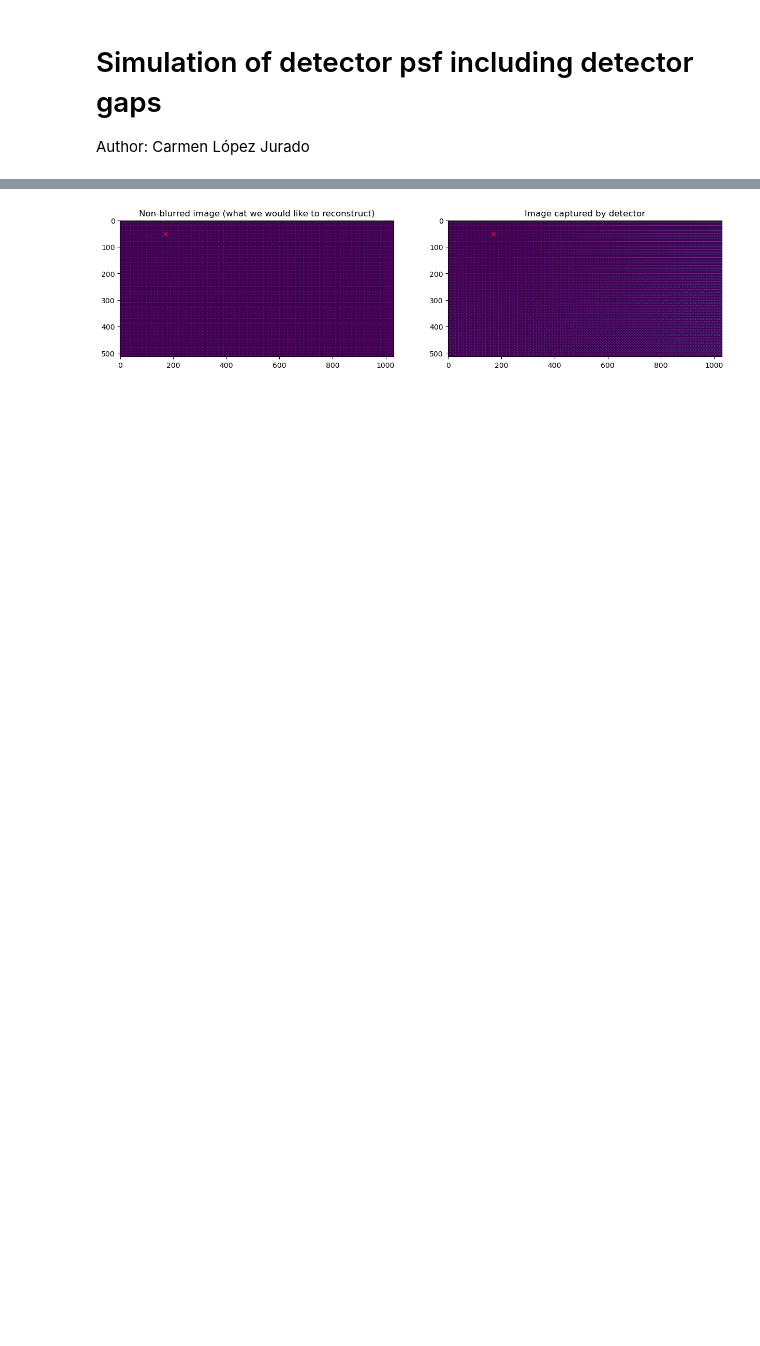
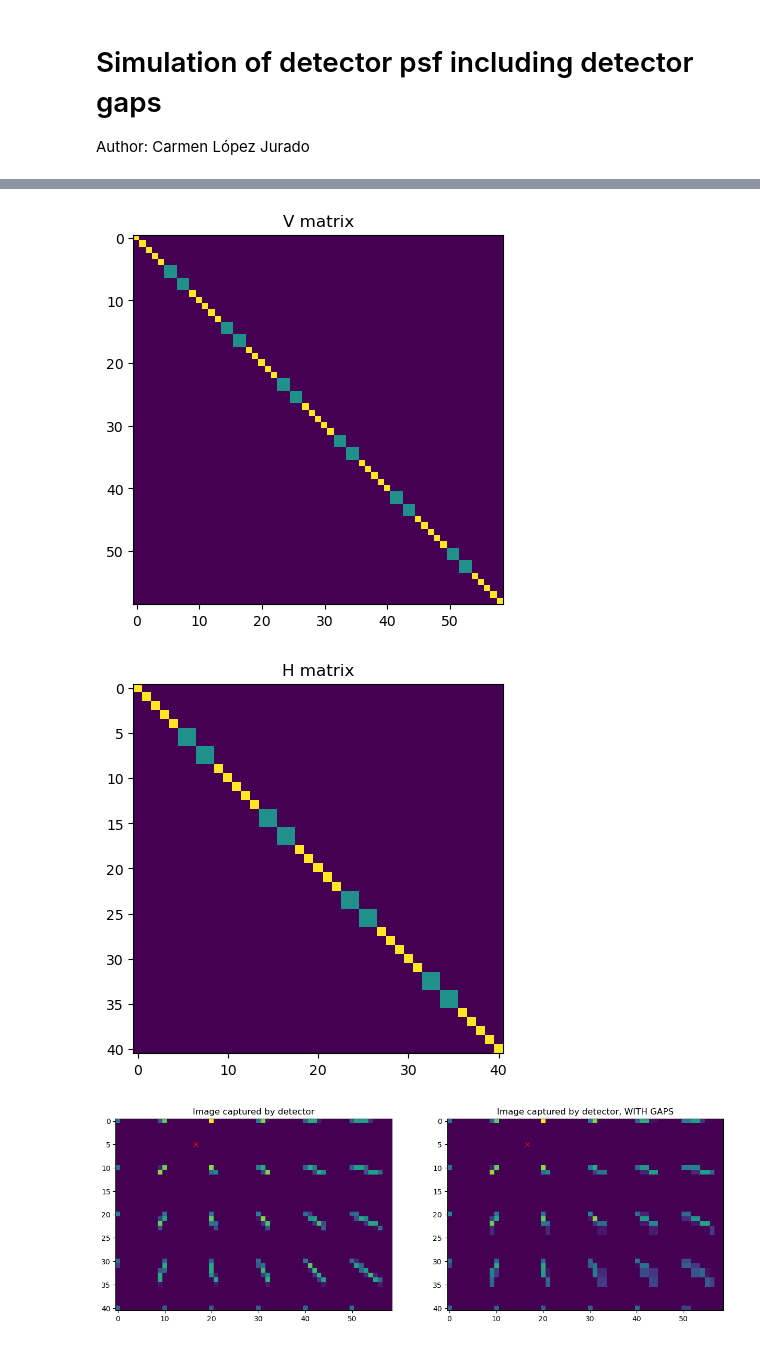
Before and after one commit to maxiv-science/xtrace, a Jupyter notebook: psf_experiments/4_psf_example_gaps.ipynb, the cells around one changed output, grey strips where cells are left out. Drawn from its saved outputs; the diff is of its cells as text; code cells hidden in the pictures; blank space fills up the shorter version.

Commit message:
improving matrix for Eiger1

```diff
--- a/psf_experiments/4_psf_example_gaps.ipynb
+++ b/psf_experiments/4_psf_example_gaps.ipynb
@@ -69,23 +79,21 @@ WARNING:silx.opencl.common:The module pyOpenCL has been imported but can't be us
 # %%
 #same but now with hardware
-#construct example image
-img = np.zeros(nvirpix)
-#img[70:80,50:60] = 1
-#img[10:20, 70:80] = 1
-img[::10,::10] = 1
+#Transformation matrices
+T, V, H = xtrace.gaps_psf(config)
 
-T = xtrace.gaps_psf(config)
+#plt.imshow(T.get())
+plt.imshow(V.get())
+plt.title("V matrix")
+plt.show()
+plt.imshow(H.get())
+plt.title("H matrix")
+plt.show()
 
 #Apply the point spread function to our image
-distorted_img = ((T@G).get()@img.flatten()).reshape(img.shape)
-
-fig, axs = plt.subplots(1, 2, figsize=(15,15))
-axs[0].imshow(img)
-axs[0].set_title("Non-blurred image (what we would like to reconstruct)")
-axs[0].plot(*config["ray_origin"][:2][::-1], 'rx')
-axs[1].imshow(distorted_img)
-axs[1].set_title("Image captured by detector")
-axs[1].plot(*config["ray_origin"][:2][::-1], 'rx')
-plt.show()
+distorted_img_2 = ((T@G).get()@img.flatten()).reshape(img.shape)
+comp_plots(distorted_img_1, "Image captured by detector",
+           distorted_img_2, "Image captured by detector, WITH GAPS")
 # %% [output]
-[figure, old version]
+[figure, new version]
+[figure, added]
+[figure, added]
```
Also changed, not shown: parts of 2 cells of this notebook, 2 other files.
